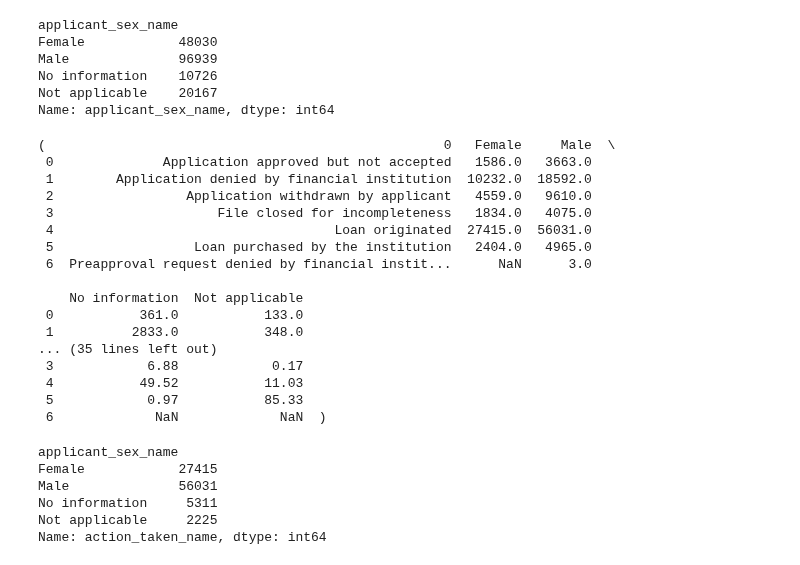
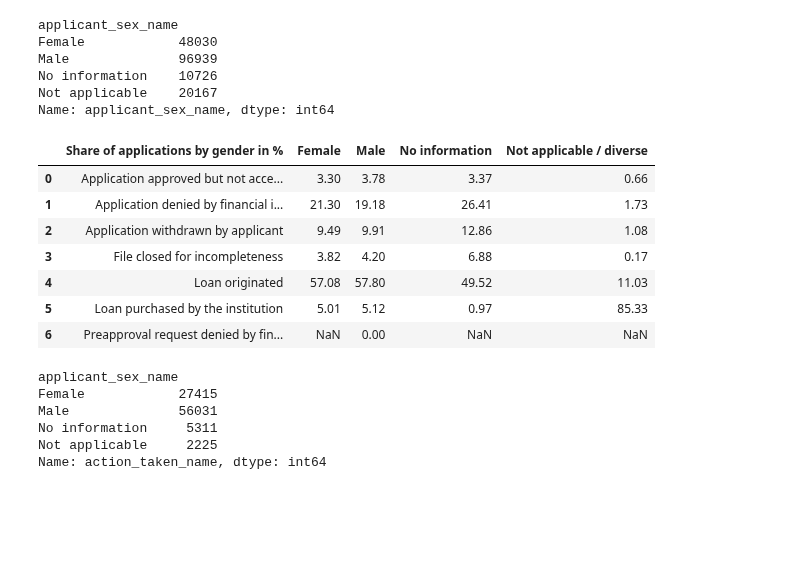
Before and after one commit to DJ1070/Darlehensanfragen, a Jupyter notebook: exploration.ipynb, the cells around one changed output. Saved outputs shown, nothing was run; the diff lists cells and outputs as text; code cells hidden in the pictures; blank space fills up the shorter version.

```diff
--- a/exploration.ipynb
+++ b/exploration.ipynb
@@ -210,46 +210,46 @@ Not applicable    20167
 Name: applicant_sex_name, dtype: int64
 # %%
 decisions = sorted(df.action_taken_name.unique())
+result_calc1, result_calc2, result_calc3 = [],[],[]
 
-def bank_action():
+def bank_action(task):
     calc1, calc2, calc3 = [],[],[]
-    # var_calc1, var_calc2 = [],[]
     dec = pd.DataFrame(decisions)
 
     for i in decisions:
-        calc1.append(df[df.action_taken_name == i]['action_taken_name'].groupby(df.applicant_sex_name).count())
-        calc2.append(round(df[df.action_taken_name == i]['action_taken_name'].groupby(df.applicant_sex_name).count() / df.shape[0] * 100, 2))
-        calc3.append(round(df[df.action_taken_name == i]['action_taken_name'].groupby(df.applicant_sex_name).count() / df.applicant_sex_name.groupby(df.applicant_sex_name).count() * 100, 2))
+        if task == 1:
+            calc1.append(df[df.action_taken_name == i]['action_taken_name'].groupby(df.applicant_sex_name).count())
+            df_calc1 = pd.DataFrame(calc1).reset_index(drop = True)
+        elif task == 2:
+            calc2.append(round(df[df.action_taken_name == i]['action_taken_name'].groupby(df.applicant_sex_name).count() / df.shape[0] * 100, 2))
+            df_calc2 = pd.DataFrame(calc2).reset_index(drop = True)
+        elif task == 3:
+            calc3.append(round(df[df.action_taken_name == i]['action_taken_name'].groupby(df.applicant_sex_name).count() / df.applicant_sex_name.groupby(df.applicant_sex_name).count() * 100, 2))
+            df_calc3 = pd.DataFrame(calc3).reset_index(drop = True)
 
-        df_calc1 = pd.DataFrame(calc1).reset_index(drop = True)
-        df_calc2 = pd.DataFrame(calc2).reset_index(drop = True)
-        df_calc3 = pd.DataFrame(calc3).reset_index(drop = True)
-
-    result_calc1 = pd.concat([dec, df_calc1], axis = 1)
-    result_calc2 = pd.concat([dec, df_calc2], axis = 1)
-    result_calc3 = pd.concat([dec, df_calc3], axis = 1)
-
-    return(result_calc1, result_calc2, result_calc3)
-
-bank_action()
+    if task == 1:
+        result_calc1 = pd.concat([dec, df_calc1], axis = 1)
+        result_calc1.columns = ['No of applications', 'Female', 'Male', 'No information', 'Not applicable / diverse']
+        return(result_calc1)
+    elif task == 2:
+        result_calc2 = pd.concat([dec, df_calc2], axis = 1)
+        result_calc2.columns = ['Share of all applications in %', 'Female', 'Male', 'No information', 'Not applicable / diverse']
+        return(result_calc2)
+    elif task == 3:
+        result_calc3 = pd.concat([dec, df_calc3], axis = 1)
+        result_calc3.columns = ['Share of applications by gender in %', 'Female', 'Male', 'No information', 'Not applicable / diverse']
+        return(result_calc3)
-# %% [output]
-(                                                   0   Female     Male  \
- 0              Application approved but not accepted   1586.0   3663.0
- 1        Application denied by financial institution  10232.0  18592.0
- 2                 Application withdrawn by applicant   4559.0   9610.0
- 3                     File closed for incompleteness   1834.0   4075.0
- 4                                    Loan originated  27415.0  56031.0
- 5                  Loan purchased by the institution   2404.0   4965.0
- 6  Preapproval request denied by financial instit...      NaN      3.0
-
-    No information  Not applicable
- 0           361.0           133.0
- 1          2833.0           348.0
-... (35 lines left out)
- 3            6.88            0.17
- 4           49.52           11.03
- 5            0.97           85.33
- 6             NaN             NaN  )
+# %%
+bank_action(3)
+# %% [output]
+|  | Share of applications by gender in % | Female | Male | No information | Not applicable / diverse |
+| 0 | Application approved but not acce... | 3.30 | 3.78 | 3.37 | 0.66 |
+| 1 | Application denied by financial i... | 21.30 | 19.18 | 26.41 | 1.73 |
+| 2 | Application withdrawn by applicant | 9.49 | 9.91 | 12.86 | 1.08 |
+| 3 | File closed for incompleteness | 3.82 | 4.20 | 6.88 | 0.17 |
+| 4 | Loan originated | 57.08 | 57.80 | 49.52 | 11.03 |
+| 5 | Loan purchased by the institution | 5.01 | 5.12 | 0.97 | 85.33 |
+| 6 | Preapproval request denied by fin... | NaN | 0.00 | NaN | NaN |
 # %%
 df[df.action_taken_name == 'Loan originated']['action_taken_name'].groupby(df.applicant_sex_name).count()
 # %% [output]
```
